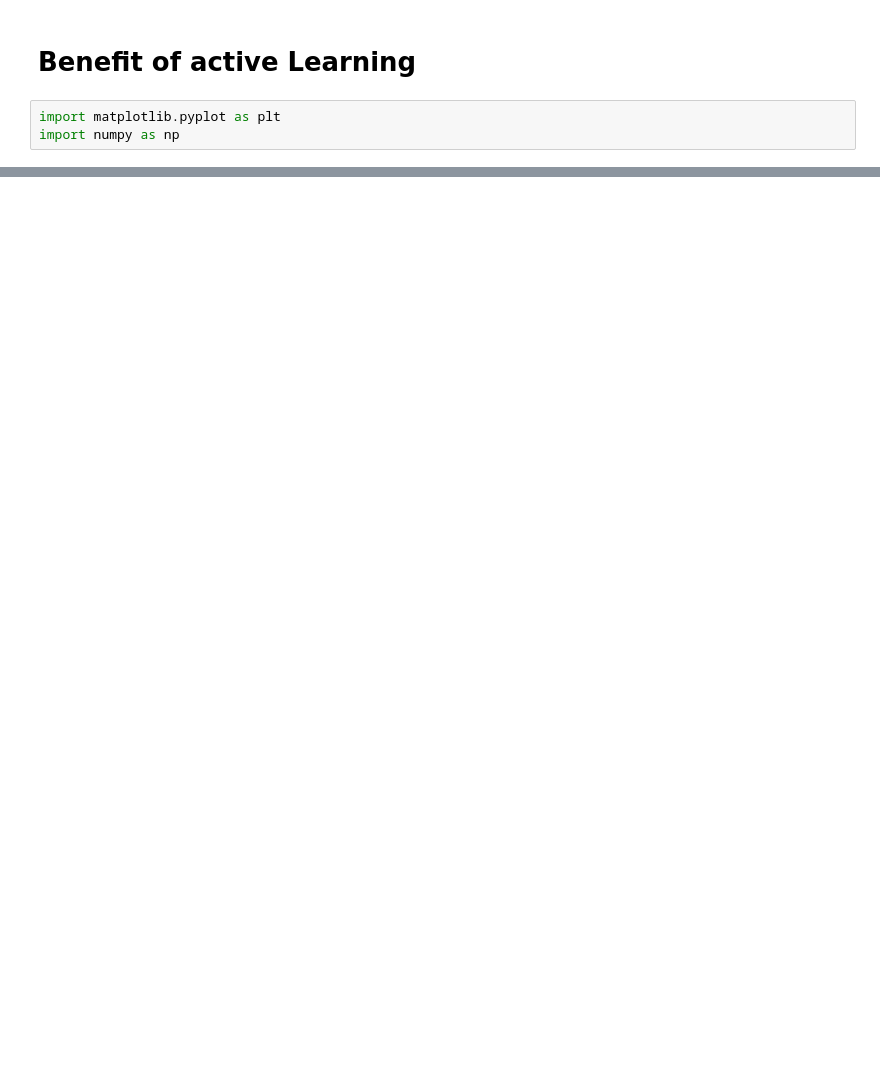
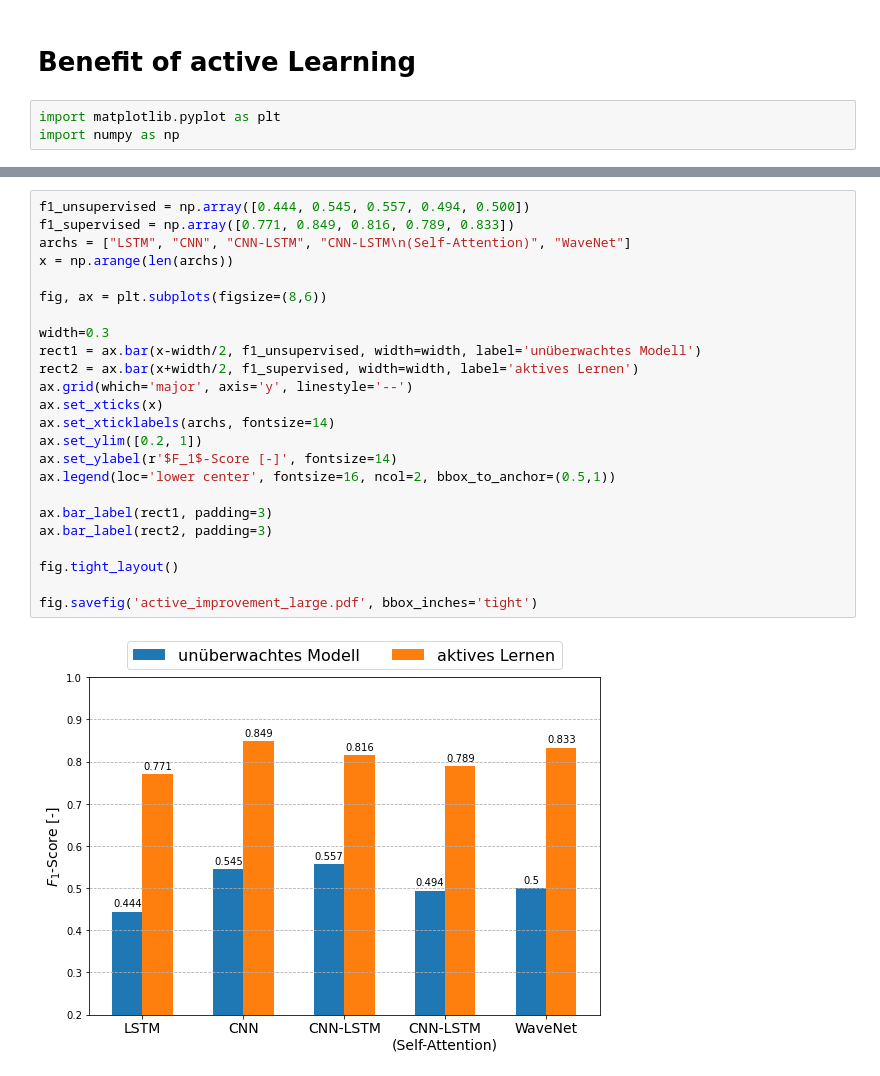
Before and after one commit to dmholtz/deep-anomaly-detection, a Jupyter notebook: figures/active_improvement.ipynb, the cells around one changed output, grey strips where cells are left out. Drawn from its saved outputs; the diff is of its cells as text; blank space fills up the shorter version.

```diff
--- a/figures/active_improvement.ipynb
+++ b/figures/active_improvement.ipynb
@@ -30,2 +30,28 @@ fig.savefig('active_improvement.pdf', bbox_inches='tight')
 # %% [output]
 [figure]
+# %%
+f1_unsupervised = np.array([0.444, 0.545, 0.557, 0.494, 0.500])
+f1_supervised = np.array([0.771, 0.849, 0.816, 0.789, 0.833])
+archs = ["LSTM", "CNN", "CNN-LSTM", "CNN-LSTM\n(Self-Attention)", "WaveNet"]
+x = np.arange(len(archs))
+
+fig, ax = plt.subplots(figsize=(8,6))
+
+width=0.3
+rect1 = ax.bar(x-width/2, f1_unsupervised, width=width, label='unüberwachtes Modell')
+rect2 = ax.bar(x+width/2, f1_supervised, width=width, label='aktives Lernen')
+ax.grid(which='major', axis='y', linestyle='--')
+ax.set_xticks(x)
+ax.set_xticklabels(archs, fontsize=14)
+ax.set_ylim([0.2, 1])
+ax.set_ylabel(r'$F_1$-Score [-]', fontsize=14)
+ax.legend(loc='lower center', fontsize=16, ncol=2, bbox_to_anchor=(0.5,1))
+
+ax.bar_label(rect1, padding=3)
+ax.bar_label(rect2, padding=3)
+
+fig.tight_layout()
+
+fig.savefig('active_improvement_large.pdf', bbox_inches='tight')
+# %% [output]
+[figure, added]
```
Also changed, not shown: parts of 1 cell of this notebook, 11 other files.
